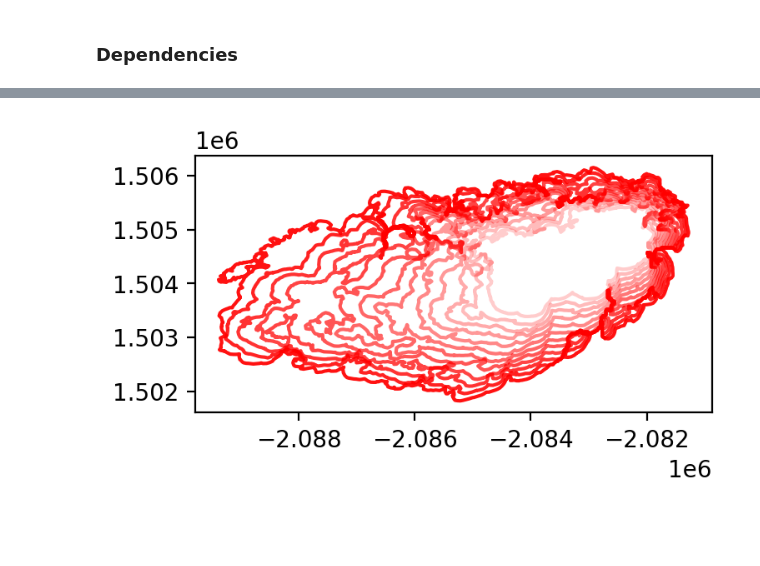
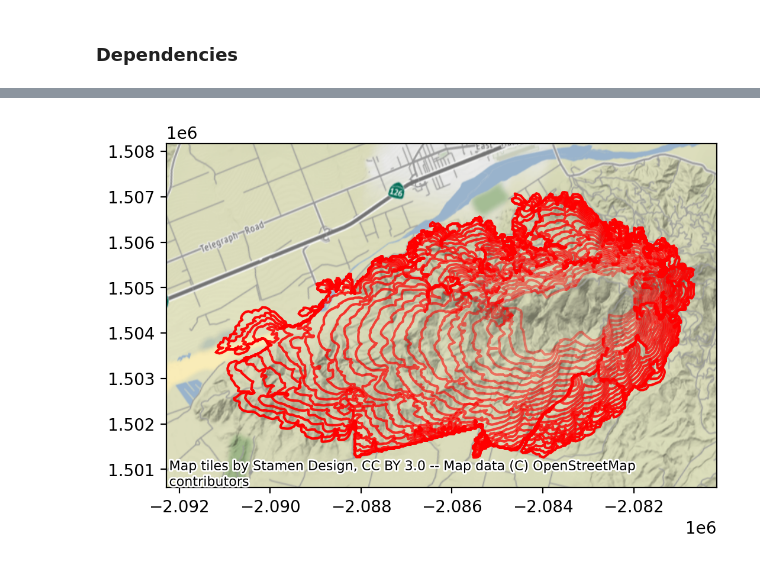
Before and after one commit to tolgacaglar/farsite-devAPI, a Jupyter notebook: src/EnKF Updates EDA (plots).ipynb, the cells around one changed output, grey strips where cells are left out. Saved outputs shown, nothing was run; the diff lists cells and outputs as text; code cells hidden in the pictures; blank space fills up the shorter version.

Commit message:
new reference fire with wd deviations

```diff
--- a/src/EnKF Updates EDA (plots).ipynb
+++ b/src/EnKF Updates EDA (plots).ipynb
@@ -6,6 +38,9 @@ import numpy as np
 
 from matplotlib import pyplot as plt
 from kalmanutils import interpolate_geometries, align_vertices
+
+from shapely.geometry import MultiPolygon
+import contextily as cx
 
 def calculate_rms(geom1, geom2):
     xy1, xy2 = interpolate_geometries([geom1, geom2], vertex_count=100)
@@ -51,7 +86,7 @@ def plot_matrix(X, ax, show_stdev = False, **kwargs):
             ax.add_artist(circle)
 
 
-with open('/home/jovyan/data/output_05142023.pkl', 'rb') as f:
+with open('/home/jovyan/data/output_05162023.pkl', 'rb') as f:
     data = pickle.load(f)
 # %%
 gdfignition = data['gdfignition']
@@ -59,4 +146,20 @@ gdfignition['objectid'] = gdfignition['objectid'].astype(str)
 # %%
-gdfreference = gdfignition[gdfignition['objectid']=='21231_RefTruth']
-gdfdeviate = gdfignition[gdfignition['objectid']=='21231_Deviate']
+gdfreference = gdfignition.loc[referenceidx_lst]
+gdfdeviate = gdfignition.loc[deviateidx_lst]
 gdfupdate = gdfignition[gdfignition['objectid'].str.contains('Update')]
+# %%
+gdfmaria_aircraft = gdfignition.iloc[:20]
+
+fig, ax = plt.subplots(1,1, figsize=(6,6), dpi=200)
+
+
+alpha_offset = 1/5
+for i, (gdfix, gdfrow) in enumerate(gdfmaria_aircraft.iterrows()):
+    plot_geometry(geom=gdfrow['geometry'], ax=ax)
+    plot_geometry(geom=gdfreference.iloc[i]['geometry'], ax=ax, color=(1,0,0), ls='--', lw=0.2)
+
+ax.set_aspect('equal')
+ax.set_xlim((-2092286.5426307796, -2080173.4025845625))
+ax.set_ylim((1500598.4375278142, 1508168.8614191345))
+
+# cx.add_basemap(ax, crs=gdfreference.crs.to_string())
@@ -63,8 +169,15 @@ gdfupdate = gdfignition[gdfignition['objectid'].str.contains('Update')]
 # %%
-fig, ax = plt.subplots(1,1, figsize=(4,2), dpi=200)
+fig, ax = plt.subplots(1,1, figsize=(6,6), dpi=200)
 
+alpha_offset = 0.4
 for i, (gdfix, gdfrefrow) in enumerate(gdfreference.iterrows()):
-    x,y = gdfrefrow['geometry'].exterior.coords.xy
-    ax.plot(x, y, color=(1,0,0,1/5+i/5*4/len(gdfreference)))
+    plot_geometry(geom=gdfrefrow['geometry'], ax=ax, color=(1,0,0,alpha_offset+i*(1-alpha_offset)/len(gdfreference)))
+
+
+
+ax.set_xlim((-2092286.5426307796, -2080173.4025845625))
+ax.set_ylim((1500598.4375278142, 1508168.8614191345))
+
+cx.add_basemap(ax, crs=gdfreference.crs.to_string())
 # %% [output]
-[figure, old version]
+[figure, new version]
```
Also changed, not shown: parts of 9 cells of this notebook, 1 other file.
